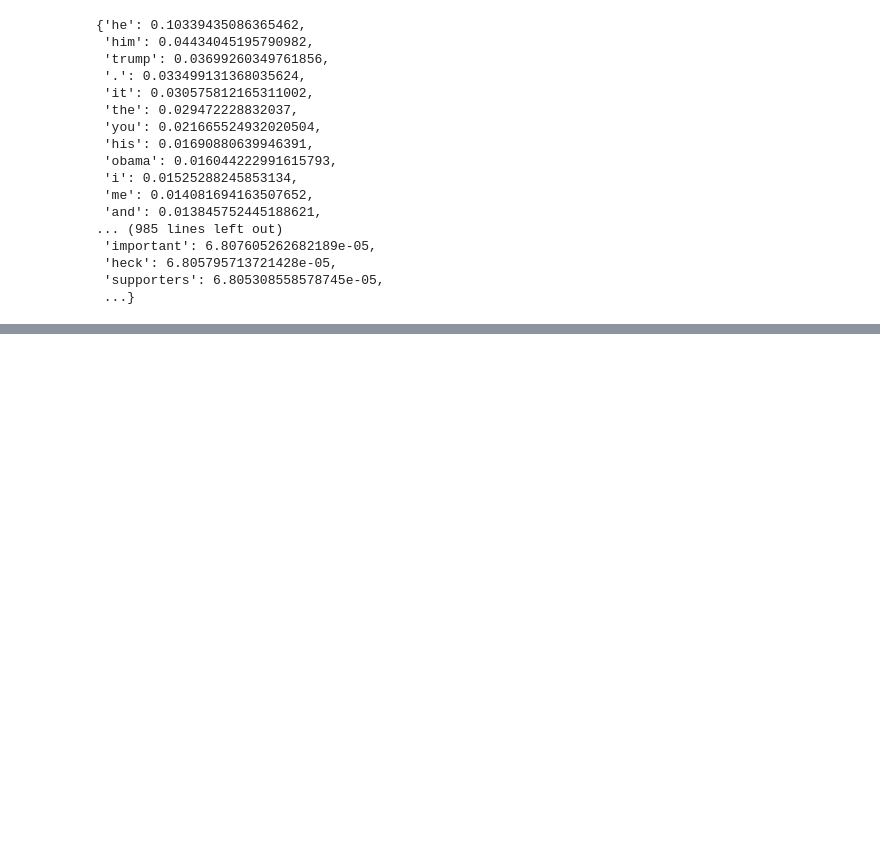
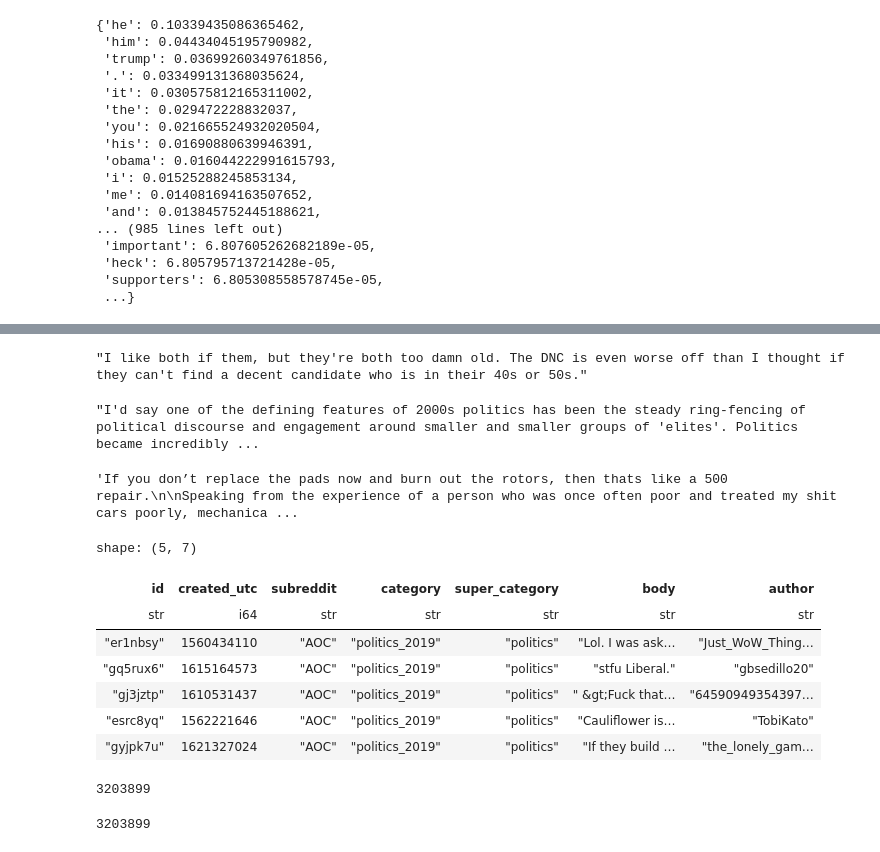
Before and after one commit to tatami-galaxy/sports-language-in-politics, a Jupyter notebook: experiments/notebooks/analogies_approach1.ipynb, the cells around one changed output, grey strips where cells are left out. Cells and saved outputs as stored; diff of their text form; code cells hidden in the pictures; blank space fills up the shorter version.

Commit message:
sports analogies

```diff
--- a/experiments/notebooks/analogies_approach1.ipynb
+++ b/experiments/notebooks/analogies_approach1.ipynb
@@ -27,0 +52,2 @@ d
+# %%
+data_df = pl.read_csv('/users/ujan/sports-language-in-politics/data/processed/politics_sample.csv').drop_nulls()
@@ -27,0 +78,31 @@ d
+# %%
+top_captain_comments[0]
+# %% [output]
+"I like both if them, but they're both too damn old. The DNC is even worse off than I thought if they can't find a decent candidate who is in their 40s or 50s."
+# %%
+top_captain_comments[1]
+# %% [output]
+"I'd say one of the defining features of 2000s politics has been the steady ring-fencing of political discourse and engagement around smaller and smaller groups of 'elites'. Politics became incredibly ...
+# %%
+top_captain_comments[6]
+# %% [output]
+'If you don’t replace the pads now and burn out the rotors, then thats like a 500 repair.\n\nSpeaking from the experience of a person who was once often poor and treated my shit cars poorly, mechanica ...
+# %%
+data_df.head()
+# %% [output]
+shape: (5, 7)
+| id | created_utc | subreddit | category | super_category | body | author |
+| str | i64 | str | str | str | str | str |
+| "er1nbsy" | 1560434110 | "AOC" | "politics_2019" | "politics" | "Lol. I was ask… | "Just_WoW_Thing… |
+| "gq5rux6" | 1615164573 | "AOC" | "politics_2019" | "politics" | "stfu Liberal." | "gbsedillo20" |
+| "gj3jztp" | 1610531437 | "AOC" | "politics_2019" | "politics" | " &gt;Fuck that… | "64590949354397… |
+| "esrc8yq" | 1562221646 | "AOC" | "politics_2019" | "politics" | "Cauliflower is… | "TobiKato" |
+| "gyjpk7u" | 1621327024 | "AOC" | "politics_2019" | "politics" | "If they build … | "the_lonely_gam… |
+# %%
+len(data_df.sample(fraction=1.0, shuffle=True))
+# %% [output]
+3203899
+# %%
+len(data_df)
+# %% [output]
+3203899
```
Also changed, not shown: parts of 7 cells of this notebook, 2 other files.
